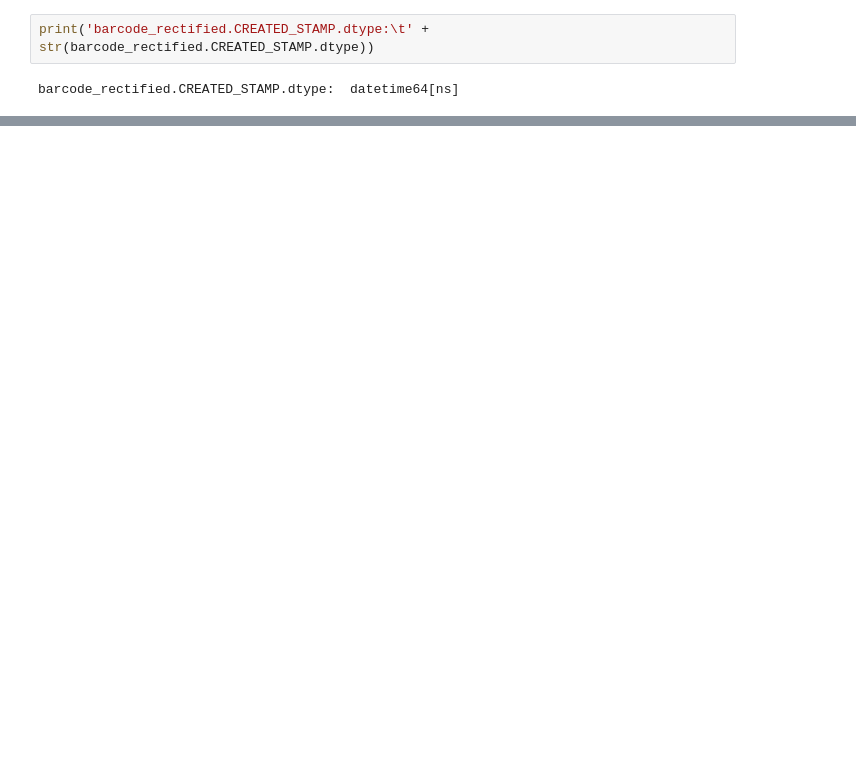
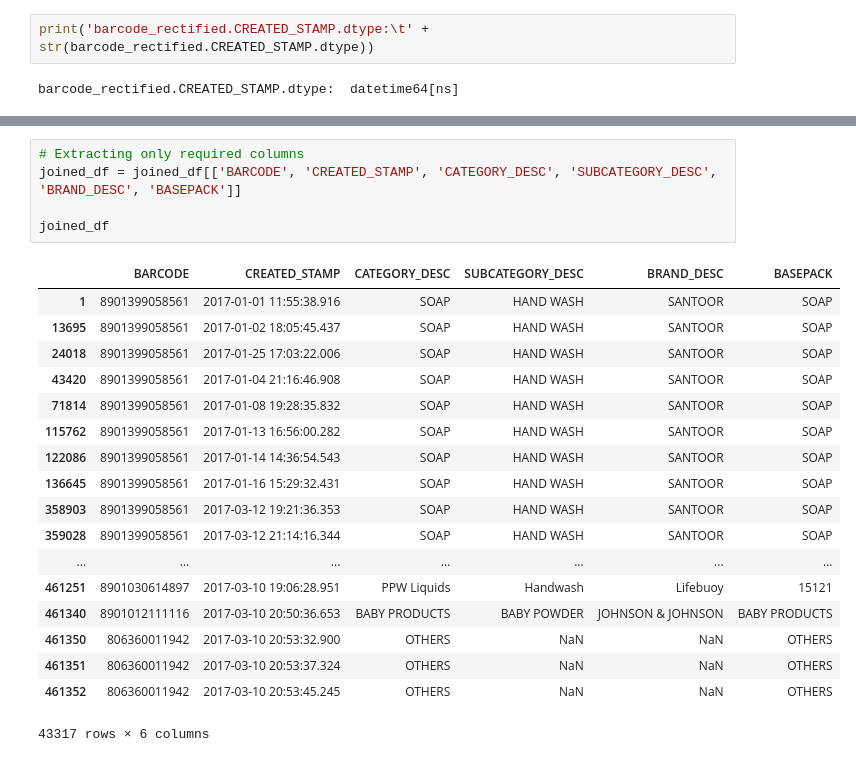
Before and after one commit to Decent-Muse/Project, a Jupyter notebook: BUSY_pandas_cleaning_notebook.ipynb, the cells around one changed output, grey strips where cells are left out. Cells and saved outputs as stored; diff of their text form; blank space fills up the shorter version.

```diff
--- a/BUSY_pandas_cleaning_notebook.ipynb
+++ b/BUSY_pandas_cleaning_notebook.ipynb
@@ -573,0 +153,24 @@ ValueError: could not convert string to float: '2017-03-10 21:04:31.394'
+# %%
+# Extracting only required columns
+joined_df = joined_df[['BARCODE', 'CREATED_STAMP', 'CATEGORY_DESC', 'SUBCATEGORY_DESC', 'BRAND_DESC', 'BASEPACK']]
+
+joined_df
+# %% [output]
+|  | BARCODE | CREATED_STAMP | CATEGORY_DESC | SUBCATEGORY_DESC | BRAND_DESC | BASEPACK |
+| 1 | 8901399058561 | 2017-01-01 11:55:38.916 | SOAP | HAND WASH | SANTOOR | SOAP |
+| 13695 | 8901399058561 | 2017-01-02 18:05:45.437 | SOAP | HAND WASH | SANTOOR | SOAP |
+| 24018 | 8901399058561 | 2017-01-25 17:03:22.006 | SOAP | HAND WASH | SANTOOR | SOAP |
+| 43420 | 8901399058561 | 2017-01-04 21:16:46.908 | SOAP | HAND WASH | SANTOOR | SOAP |
+| 71814 | 8901399058561 | 2017-01-08 19:28:35.832 | SOAP | HAND WASH | SANTOOR | SOAP |
+| 115762 | 8901399058561 | 2017-01-13 16:56:00.282 | SOAP | HAND WASH | SANTOOR | SOAP |
+| 122086 | 8901399058561 | 2017-01-14 14:36:54.543 | SOAP | HAND WASH | SANTOOR | SOAP |
+| 136645 | 8901399058561 | 2017-01-16 15:29:32.431 | SOAP | HAND WASH | SANTOOR | SOAP |
+| 358903 | 8901399058561 | 2017-03-12 19:21:36.353 | SOAP | HAND WASH | SANTOOR | SOAP |
+| 359028 | 8901399058561 | 2017-03-12 21:14:16.344 | SOAP | HAND WASH | SANTOOR | SOAP |
+| ... | ... | ... | ... | ... | ... | ... |
+| 461251 | 8901030614897 | 2017-03-10 19:06:28.951 | PPW Liquids | Handwash | Lifebuoy | 15121 |
+| 461340 | 8901012111116 | 2017-03-10 20:50:36.653 | BABY PRODUCTS | BABY POWDER | JOHNSON & JOHNSON | BABY PRODUCTS |
+| 461350 | 806360011942 | 2017-03-10 20:53:32.900 | OTHERS | NaN | NaN | OTHERS |
+| 461351 | 806360011942 | 2017-03-10 20:53:37.324 | OTHERS | NaN | NaN | OTHERS |
+| 461352 | 806360011942 | 2017-03-10 20:53:45.245 | OTHERS | NaN | NaN | OTHERS |
+43317 rows × 6 columns
```
Also changed, not shown: parts of 97 cells of this notebook, 1 other file.
